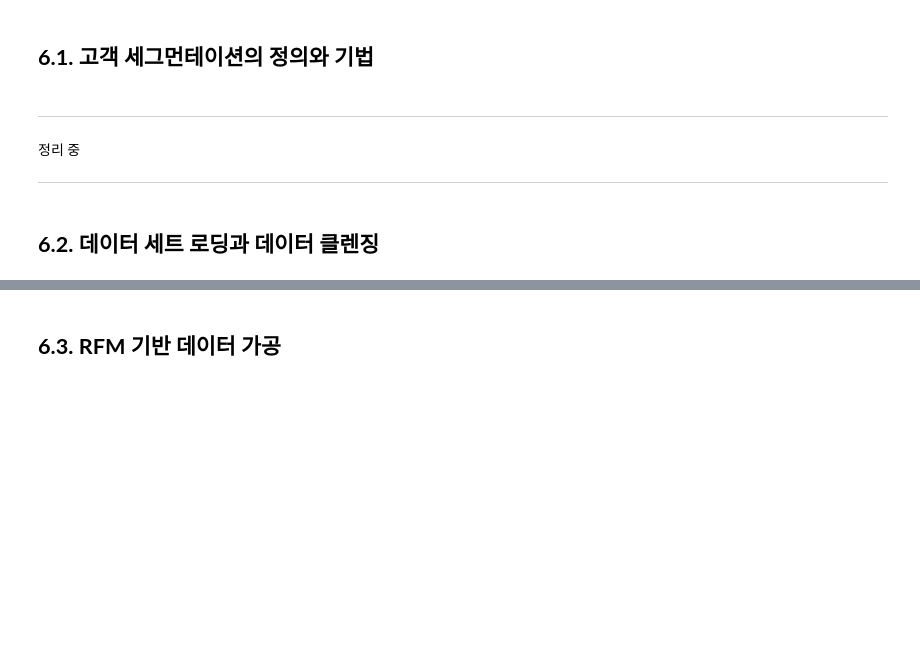
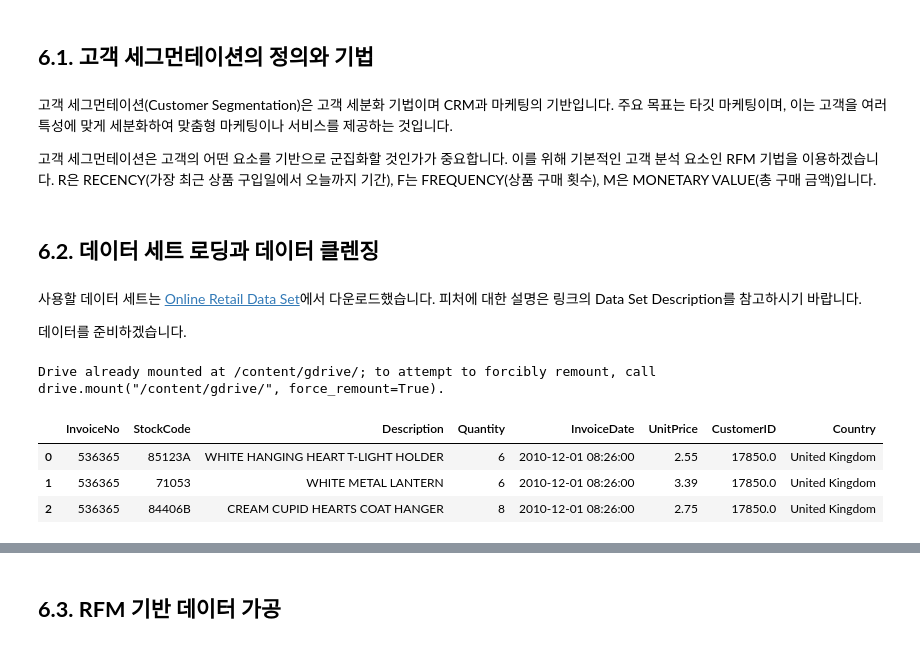
Before and after one commit to LeeSeungwon89/Machine-learning_Theory, a Jupyter notebook: CHAPTER7 군집화.ipynb, the cells around one changed output, grey strips where cells are left out. Saved outputs shown, nothing was run; the diff lists cells and outputs as text; code cells hidden in the pictures; blank space fills up the shorter version.

```diff
--- a/CHAPTER7 군집화.ipynb
+++ b/CHAPTER7 군집화.ipynb
@@ -868,13 +868,30 @@ visualize_cluster_plot(dbscan, clusterDF, 'dbscan_cluster', iscenter=False)
 # **6. 군집화 실습 - 고객 세그먼테이션**
 # %% [markdown]
 ## **6.1. 고객 세그먼테이션의 정의와 기법**
-# %% [markdown]
-
-
----
-
-정리 중
-
----
+# %% [markdown]
+고객 세그먼테이션(Customer Segmentation)은 고객 세분화 기법이며 CRM과 마케팅의 기반입니다. 주요 목표는 타깃 마케팅이며, 이는 고객을 여러 특성에 맞게 세분화하여 맞춤형 마케팅이나 서비스를 제공하는 것입니다.
+
+고객 세그먼테이션은 고객의 어떤 요소를 기반으로 군집화할 것인가가 중요합니다. 이를 위해 기본적인 고객 분석 요소인 RFM 기법을 이용하겠습니다. R은 RECENCY(가장 최근 상품 구입일에서 오늘까지 기간), F는 FREQUENCY(상품 구매 횟수), M은 MONETARY VALUE(총 구매 금액)입니다.
 # %% [markdown]
 ## **6.2. 데이터 세트 로딩과 데이터 클렌징**
+# %% [markdown]
+사용할 데이터 세트는 [Online Retail Data Set](http://archive.ics.uci.edu/ml/datasets/online+retail)에서 다운로드했습니다. 피처에 대한 설명은 링크의 Data Set Description를 참고하시기 바랍니다.
+
+데이터를 준비하겠습니다.
+# %%
+from google.colab import drive
+drive.mount('/content/gdrive/')
+import pandas as pd
+import numpy as np
+import datetime
+import math
+import matplotlib.pyplot as plt
+
+retail_df = pd.read_excel(io='/content/gdrive/MyDrive/Online Retail/Online Retail.xlsx')
+retail_df.head(3)
+# %% [output]
+Drive already mounted at /content/gdrive/; to attempt to forcibly remount, call drive.mount("/content/gdrive/", force_remount=True).
+|  | InvoiceNo | StockCode | Description | Quantity | InvoiceDate | UnitPrice | CustomerID | Country |
+| 0 | 536365 | 85123A | WHITE HANGING HEART T-LIGHT HOLDER | 6 | 2010-12-01 08:26:00 | 2.55 | 17850.0 | United Kingdom |
+| 1 | 536365 | 71053 | WHITE METAL LANTERN | 6 | 2010-12-01 08:26:00 | 3.39 | 17850.0 | United Kingdom |
+| 2 | 536365 | 84406B | CREAM CUPID HEARTS COAT HANGER | 8 | 2010-12-01 08:26:00 | 2.75 | 17850.0 | United Kingdom |
```
Also changed, not shown: parts of 10 cells of this notebook.
